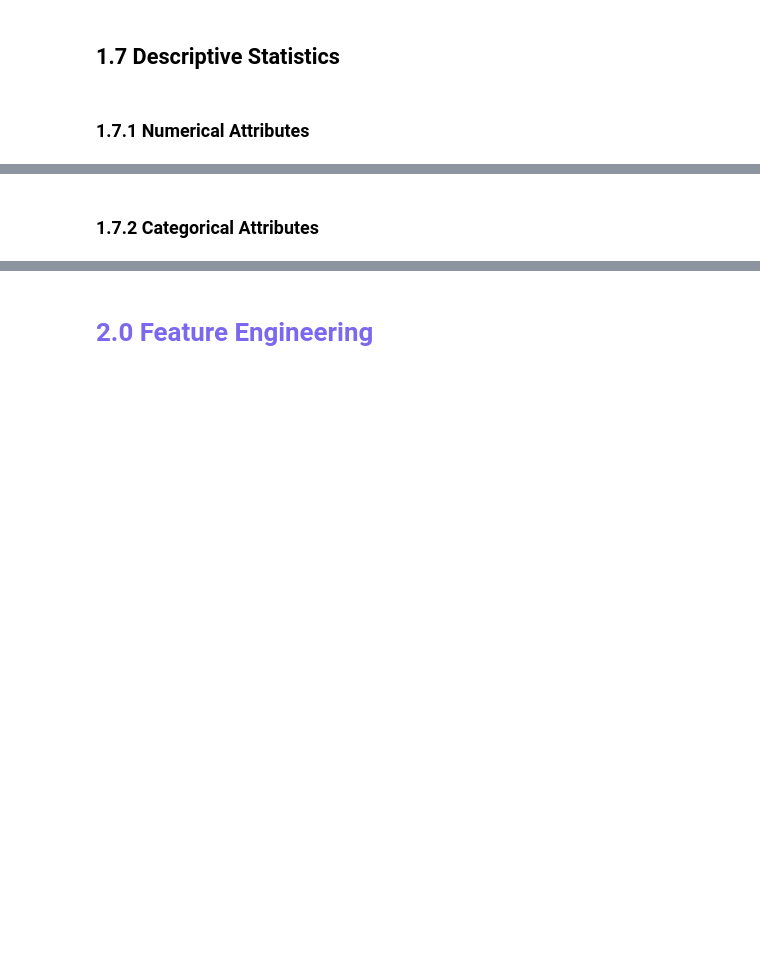
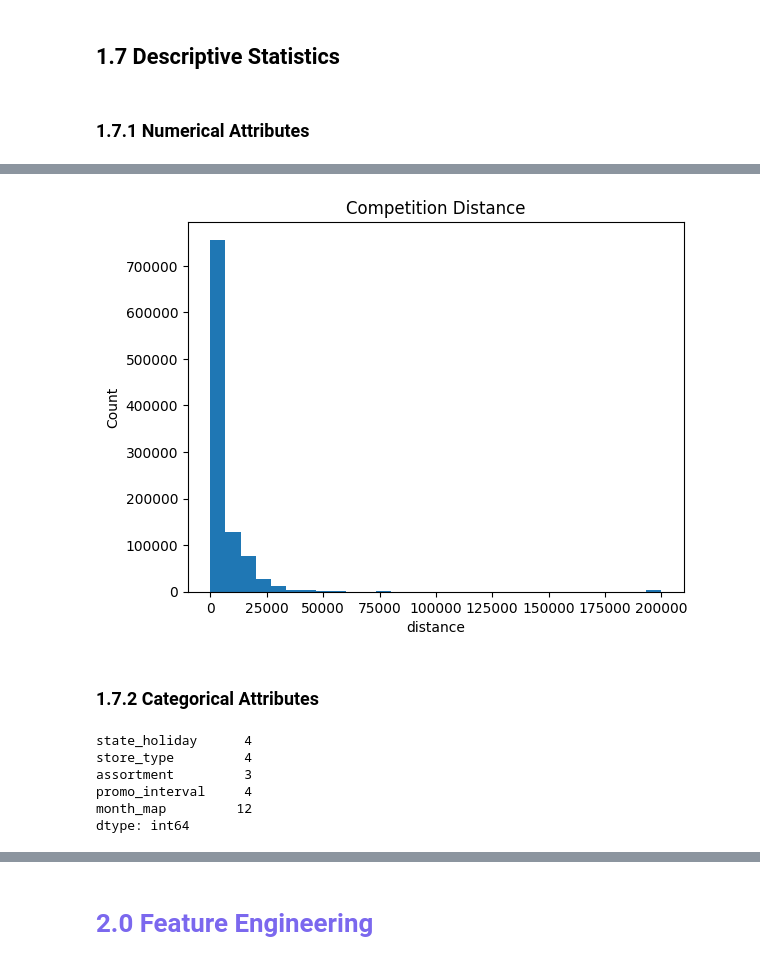
Before and after one commit to pmusachio/rossmann_store_sales_prediction, a Jupyter notebook: notebook/modelo_cds.ipynb, the cells around one changed output, grey strips where cells are left out. Cells and saved outputs as stored; diff of their text form; code cells hidden in the pictures; blank space fills up the shorter version.

```diff
--- a/notebook/modelo_cds.ipynb
+++ b/notebook/modelo_cds.ipynb
@@ -134,8 +130,8 @@ from matplotlib import pyplot as plt
 # %% [markdown]
 ## 0.2 Load data
 # %%
-df_sales_raw = pd.read_csv( 'pmusachio/Downloads/repos/000-3_rossmann_store_sales_prediction/data/train.csv', low_memory=False )
-df_store_raw = pd.read_csv( 'pmusachio/Downloads/repos/000-3_rossmann_store_sales_prediction/data/store.csv', low_memory=False )
+df_sales_raw = pd.read_csv( 'https://raw.githubusercontent.com/pmusachio/rossmann_store_sales_prediction/main/data/train.csv', low_memory=False )
+df_store_raw = pd.read_csv( 'https://raw.githubusercontent.com/pmusachio/rossmann_store_sales_prediction/main/data/store.csv', low_memory=False )
 
 # merge
 df_raw = pd.merge( df_sales_raw, df_store_raw, how='left', on='Store' )
@@ -241,4 +313,18 @@ sns.distplot( df1['competition_distance'], kde=False )
+# %%
+plt.hist(df1['competition_distance'], bins=30)
+plt.xlabel('distance')
+plt.ylabel('Count')
+plt.title('Competition Distance');
+# %% [output]
+[figure, added]
 # %% [markdown]
 ### 1.7.2 Categorical Attributes
 # %%
 cat_attributes.apply( lambda x: x.unique().shape[0] )
+# %% [output]
+state_holiday      4
+store_type         4
+assortment         3
+promo_interval     4
+month_map         12
+dtype: int64
```
Also changed, not shown: parts of 42 cells of this notebook, 1 other file.
